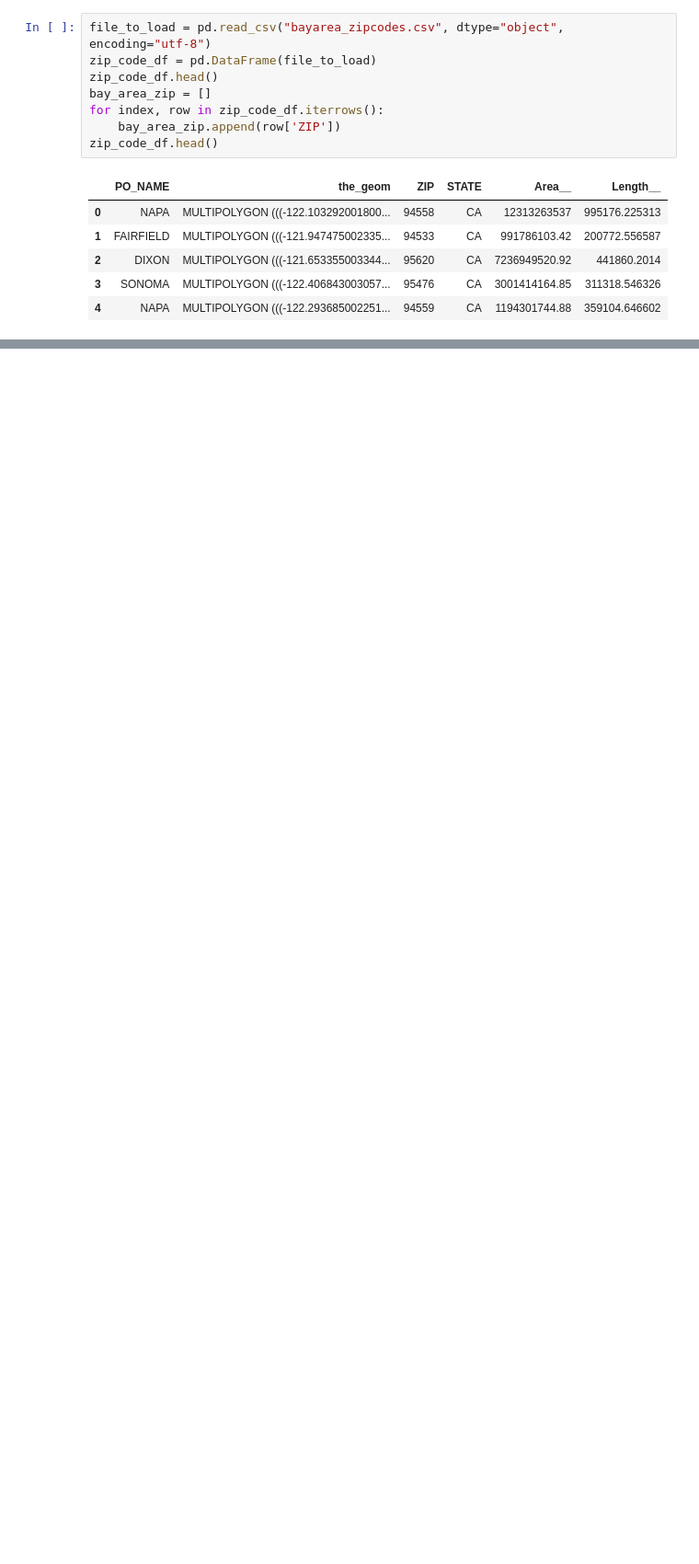
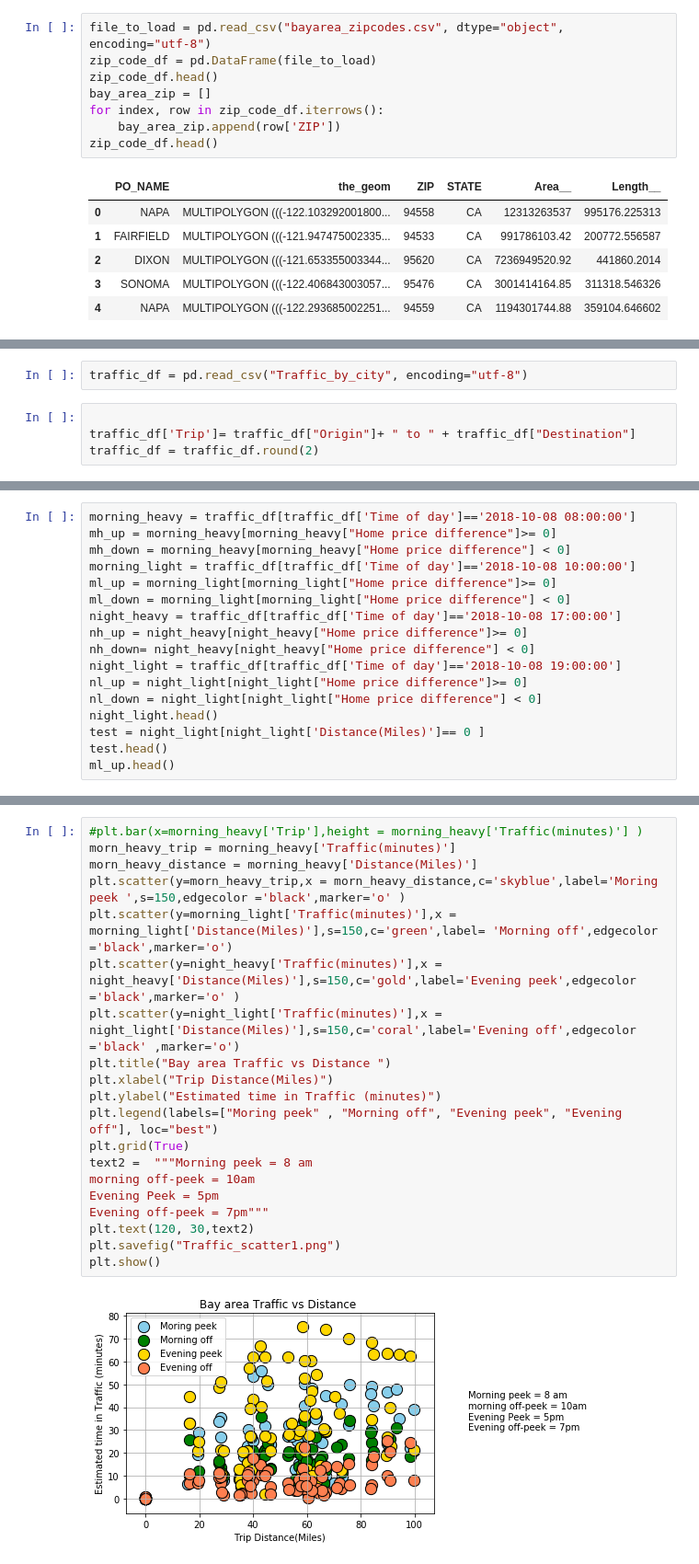
Before and after one commit to lishuai928/Project-Gmap-Graphs, a Jupyter notebook: Traffic tracker.ipynb, the cells around one changed output, grey strips where cells are left out. Shown at 92% size. Saved outputs shown, nothing was run; the diff lists cells and outputs as text; blank space fills up the shorter version.

```diff
--- a/Traffic tracker.ipynb
+++ b/Traffic tracker.ipynb
@@ -156,0 +125,6 @@ traffic_df
+# %%
+traffic_df = pd.read_csv("Traffic_by_city", encoding="utf-8")
+# %%
+
+traffic_df['Trip']= traffic_df["Origin"]+ " to " + traffic_df["Destination"]
+traffic_df = traffic_df.round(2)
@@ -156,0 +189,17 @@ traffic_df
+# %%
+morning_heavy = traffic_df[traffic_df['Time of day']=='2018-10-08 08:00:00']
+mh_up = morning_heavy[morning_heavy["Home price difference"]>= 0]
+mh_down = morning_heavy[morning_heavy["Home price difference"] < 0]
+morning_light = traffic_df[traffic_df['Time of day']=='2018-10-08 10:00:00']
+ml_up = morning_light[morning_light["Home price difference"]>= 0]
+ml_down = morning_light[morning_light["Home price difference"] < 0]
+night_heavy = traffic_df[traffic_df['Time of day']=='2018-10-08 17:00:00']
+nh_up = night_heavy[night_heavy["Home price difference"]>= 0]
+nh_down= night_heavy[night_heavy["Home price difference"] < 0]
+night_light = traffic_df[traffic_df['Time of day']=='2018-10-08 19:00:00']
+nl_up = night_light[night_light["Home price difference"]>= 0]
+nl_down = night_light[night_light["Home price difference"] < 0]
+night_light.head()
+test = night_light[night_light['Distance(Miles)']== 0 ]
+test.head()
+ml_up.head()
@@ -156,0 +213,22 @@ traffic_df
+# %%
+#plt.bar(x=morning_heavy['Trip'],height = morning_heavy['Traffic(minutes)'] )
+morn_heavy_trip = morning_heavy['Traffic(minutes)']
+morn_heavy_distance = morning_heavy['Distance(Miles)']
+plt.scatter(y=morn_heavy_trip,x = morn_heavy_distance,c='skyblue',label='Moring peek ',s=150,edgecolor ='black',marker='o' )
+plt.scatter(y=morning_light['Traffic(minutes)'],x = morning_light['Distance(Miles)'],s=150,c='green',label= 'Morning off',edgecolor ='black',marker='o')
+plt.scatter(y=night_heavy['Traffic(minutes)'],x = night_heavy['Distance(Miles)'],s=150,c='gold',label='Evening peek',edgecolor ='black',marker='o' )
+plt.scatter(y=night_light['Traffic(minutes)'],x = night_light['Distance(Miles)'],s=150,c='coral',label='Evening off',edgecolor ='black' ,marker='o')
+plt.title("Bay area Traffic vs Distance ")
+plt.xlabel("Trip Distance(Miles)")
+plt.ylabel("Estimated time in Traffic (minutes)")
+plt.legend(labels=["Moring peek" , "Morning off", "Evening peek", "Evening off"], loc="best")
+plt.grid(True)
+text2 =  """Morning peek = 8 am
+morning off-peek = 10am
+Evening Peek = 5pm
+Evening off-peek = 7pm"""
+plt.text(120, 30,text2)
+plt.savefig("Traffic_scatter1.png")
+plt.show()
+# %% [output]
+[figure, added]
```
Also changed, not shown: parts of 19 cells of this notebook, 7 other files.
